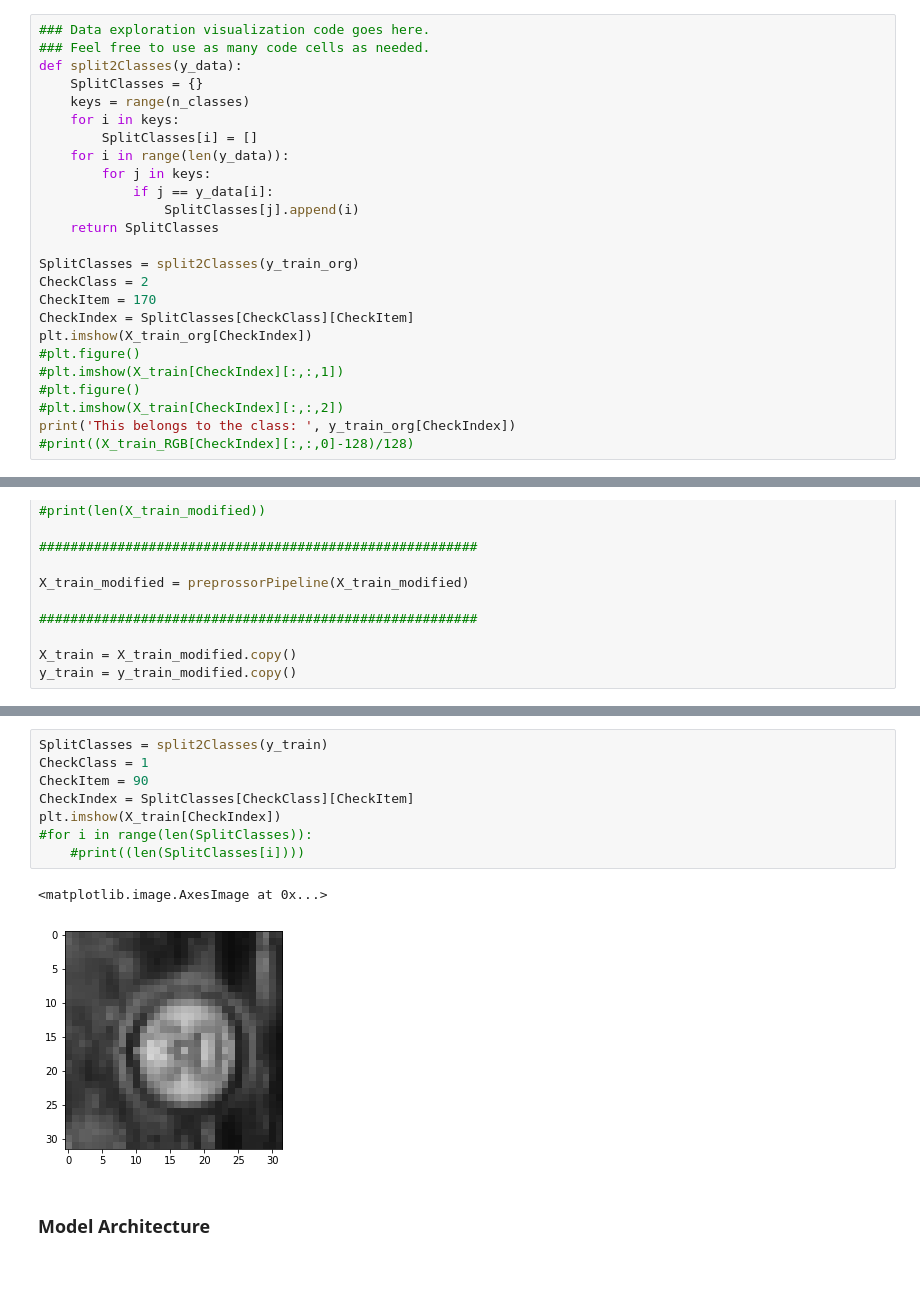
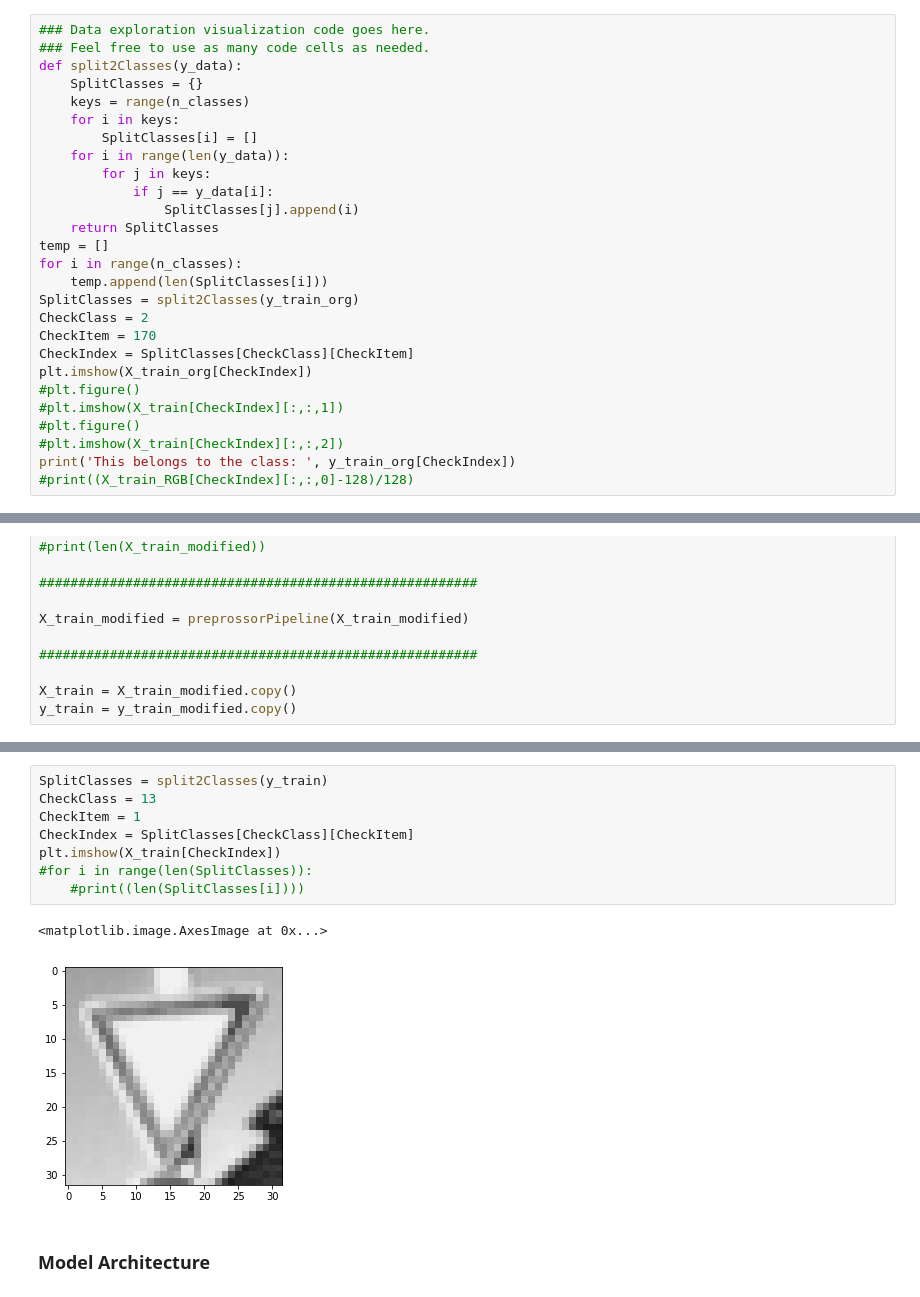
Before and after one commit to psatyanIITBBS/P2_Test1, a Jupyter notebook: Traffic_Sign_Classifier.ipynb, the cells around one changed output, grey strips where cells are left out. Drawn from its saved outputs; the diff is of its cells as text.

```diff
--- a/Traffic_Sign_Classifier.ipynb
+++ b/Traffic_Sign_Classifier.ipynb
@@ -114,7 +117,9 @@ def split2Classes(y_data):
             if j == y_data[i]:
                 SplitClasses[j].append(i)
     return SplitClasses
-
+temp = []
+for i in range(n_classes):
+    temp.append(len(SplitClasses[i]))
 SplitClasses = split2Classes(y_train_org)
 CheckClass = 2
 CheckItem = 170
@@ -335,14 +411,14 @@ drawSamples(X_train,y_train)
 # %%
 SplitClasses = split2Classes(y_train)
-CheckClass = 1
-CheckItem = 90
+CheckClass = 13
+CheckItem = 1
 CheckIndex = SplitClasses[CheckClass][CheckItem]
 plt.imshow(X_train[CheckIndex])
 #for i in range(len(SplitClasses)):
     #print((len(SplitClasses[i])))
 # %% [output]
 <matplotlib.image.AxesImage at 0x...>
-[figure, old version]
+[figure, new version]
 # %% [markdown]
 ### Model Architecture
 # %%
```
Also changed, not shown: parts of 16 cells of this notebook.
